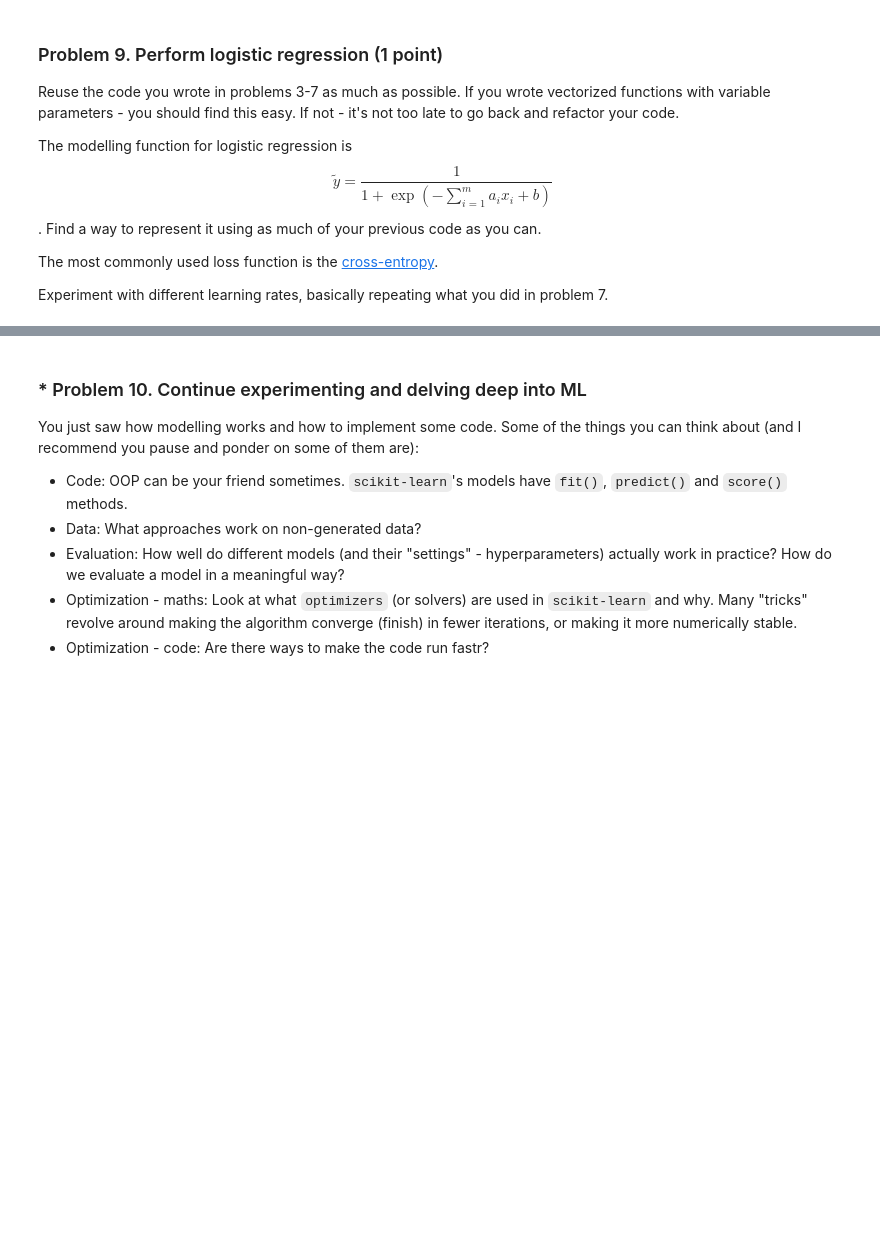
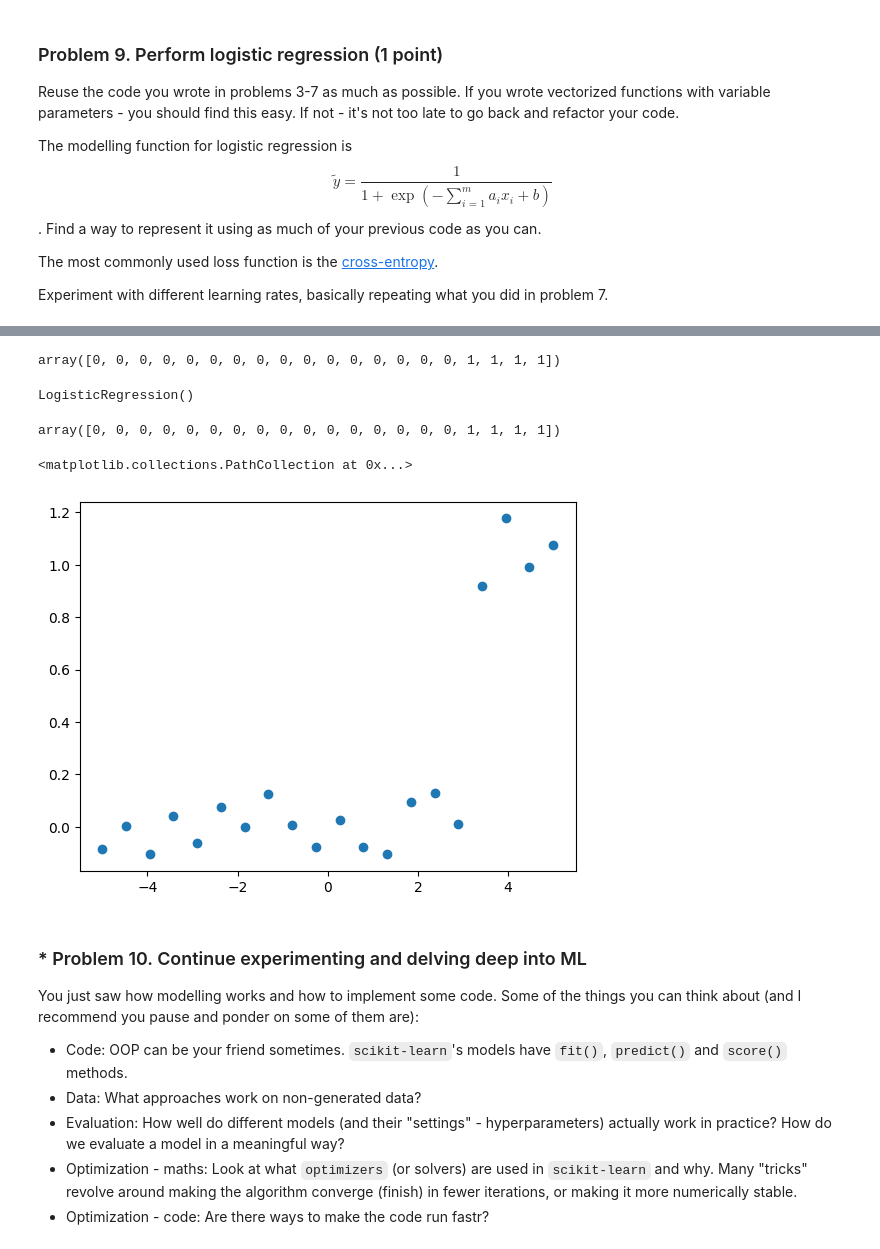
Before and after one commit to patonov/Data_Science-July_2024, a Jupyter notebook: regression_models/Regression Models Lab.ipynb, the cells around one changed output, grey strips where cells are left out. Saved outputs shown, nothing was run; the diff lists cells and outputs as text; code cells hidden in the pictures; blank space fills up the shorter version.

```diff
--- a/regression_models/Regression Models Lab.ipynb
+++ b/regression_models/Regression Models Lab.ipynb
@@ -191,3 +218,27 @@ Experiment with different learning rates, basically repeating what you did in pr
+# %%
+x = np.linspace(-5, 5, 20)
+y = (x >= 3).astype(int)
+# %%
+y
+# %% [output]
+array([0, 0, 0, 0, 0, 0, 0, 0, 0, 0, 0, 0, 0, 0, 0, 0, 1, 1, 1, 1])
+# %%
+y_noise = np.random.normal(0, 0.1, len(x))
+# %%
+classification_model = LogisticRegression()
+# %%
+classification_model.fit(x.reshape(-1, 1), y)
+# %% [output]
+LogisticRegression()
+# %%
+classification_model.predict(x.reshape(-1, 1))
+# %% [output]
+array([0, 0, 0, 0, 0, 0, 0, 0, 0, 0, 0, 0, 0, 0, 0, 0, 1, 1, 1, 1])
+# %%
+plt.scatter(x, y + y_noise)
+# %% [output]
+<matplotlib.collections.PathCollection at 0x...>
+[figure, added]
 # %% [markdown]
 ### * Problem 10. Continue experimenting and delving deep into ML
 You just saw how modelling works and how to implement some code. Some of the things you can think about (and I recommend you pause and ponder on some of them are):
```
Also changed, not shown: parts of 8 cells of this notebook.
